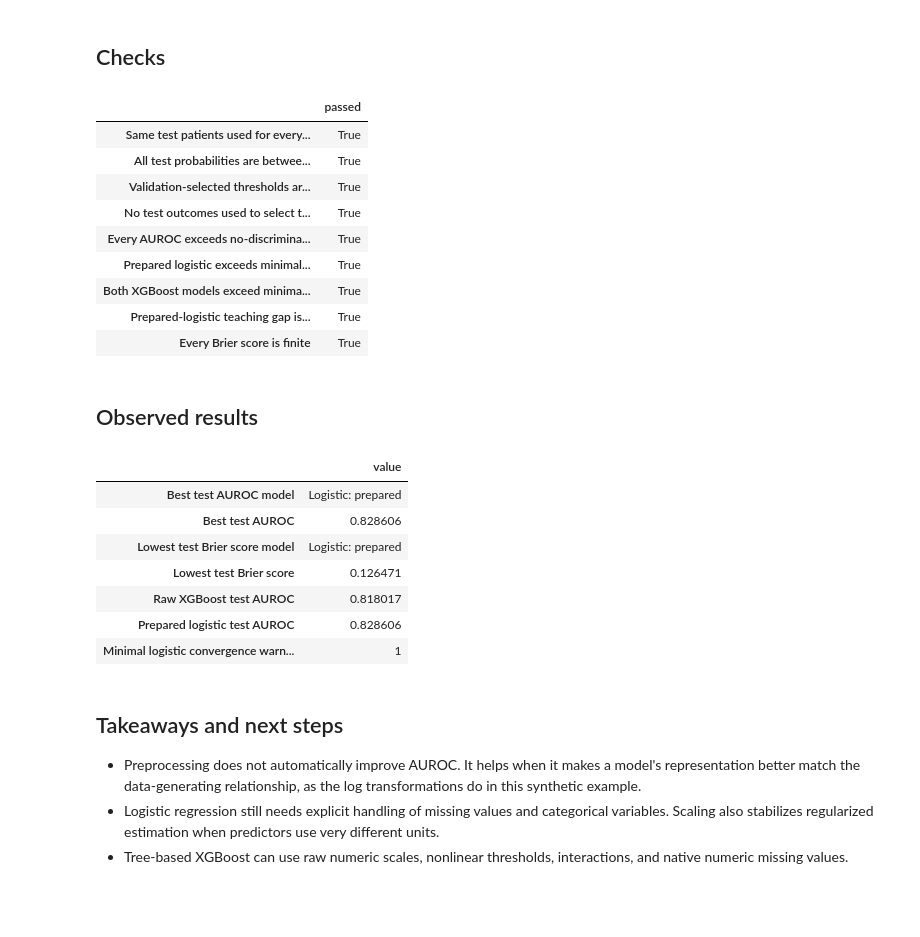
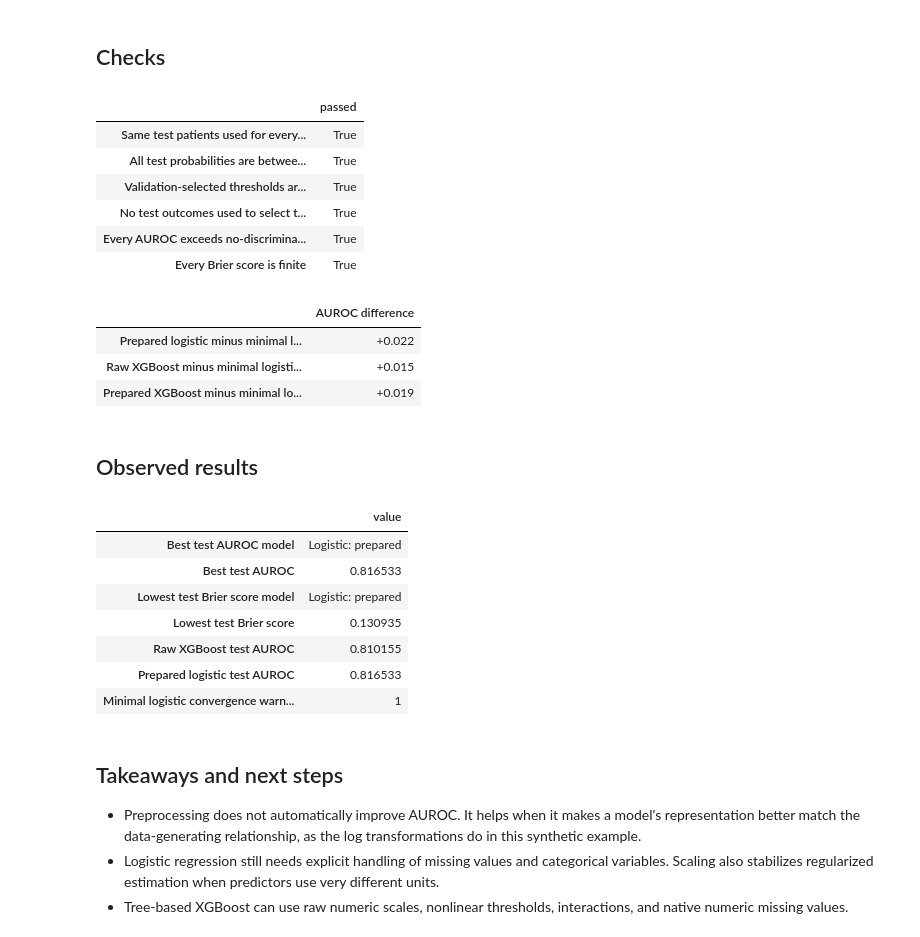
Before and after one commit to alexkychen/ml_epi_lecture, a Jupyter notebook: ref_notebook/02_logistic_regression_vs_xgboost.ipynb, the cells around one changed output. Saved outputs shown, nothing was run; the diff lists cells and outputs as text; code cells hidden in the pictures; blank space fills up the shorter version.

```diff
--- a/ref_notebook/02_logistic_regression_vs_xgboost.ipynb
+++ b/ref_notebook/02_logistic_regression_vs_xgboost.ipynb
@@ -69,18 +69,9 @@ RANDOM_SEED = 20261013
 TARGET = "hospitalized_12m"
 BASELINE_DAYS = 365
 
-candidate_dirs = [
-    Path.cwd() / "data",
-    Path.cwd(),
-    Path.cwd() / "github" / "data",
-    Path.cwd().parent / "data",
-]
-DATA_DIR = next(
-    (path for path in candidate_dirs if (path / "patients.csv").exists() and (path / "labs.csv").exists()),
-    None,
-)
-if DATA_DIR is None:
-    raise FileNotFoundError("Could not find data/patients.csv and data/labs.csv from the current working directory.")
+DATA_DIR = Path("../data")
+if not (DATA_DIR / "patients.csv").exists() or not (DATA_DIR / "labs.csv").exists():
+    raise FileNotFoundError("Expected ../data/patients.csv and ../data/labs.csv.")
 
 sns.set_theme(style="whitegrid", context="notebook")
 MODEL_COLORS = {
@@ -98,5 +89,5 @@ plt.rcParams.update({
     "axes.spines.right": False,
 })
 
-print(f"Data folder: {DATA_DIR.resolve()}")
+print(f"Data folder: {DATA_DIR}")
 # %% [output]
@@ -591,43 +581,47 @@ Feature importance indicates use by the fitted model, not direction, causality,
 # %%
 model_checks = pd.Series({
     "Same test patients used for every model": all(len(models[name][3]) == len(X_test) for name in models),
     "All test probabilities are between 0 and 1": all(
         ((probability >= 0) & (probability <= 1)).all()
         for probability in test_probabilities.values()
     ),
     "Validation-selected thresholds are between 0 and 1": all(
         0 < threshold < 1 for threshold in selected_thresholds.values()
     ),
     "No test outcomes used to select thresholds": True,
     "Every AUROC exceeds no-discrimination level": (evaluation["AUROC"] > 0.5).all(),
-    "Prepared logistic exceeds minimal logistic": (
-        evaluation.loc["Logistic: prepared", "AUROC"]
-        > evaluation.loc["Logistic: minimal", "AUROC"]
-    ),
-    "Both XGBoost models exceed minimal logistic": (
-        evaluation.loc[["XGBoost: raw", "XGBoost: prepared"], "AUROC"]
-        > evaluation.loc["Logistic: minimal", "AUROC"]
-    ).all(),
-    "Prepared-logistic teaching gap is at least 0.04": (
-        evaluation.loc["Logistic: prepared", "AUROC"]
-        - evaluation.loc["Logistic: minimal", "AUROC"]
-        >= 0.04
-    ),
     "Every Brier score is finite": np.isfinite(evaluation["Brier score"]).all(),
 }, name="passed")
 display(model_checks.to_frame())
-assert model_checks.all(), "One or more model checks failed."
+assert model_checks.all(), "One or more model-integrity checks failed."
+
+teaching_comparison = pd.Series({
+    "Prepared logistic minus minimal logistic AUROC": (
+        evaluation.loc["Logistic: prepared", "AUROC"]
+        - evaluation.loc["Logistic: minimal", "AUROC"]
+    ),
+    "Raw XGBoost minus minimal logistic AUROC": (
+        evaluation.loc["XGBoost: raw", "AUROC"]
+        - evaluation.loc["Logistic: minimal", "AUROC"]
+    ),
+    "Prepared XGBoost minus minimal logistic AUROC": (
+        evaluation.loc["XGBoost: prepared", "AUROC"]
+        - evaluation.loc["Logistic: minimal", "AUROC"]
+    ),
+}, name="AUROC difference")
+display(teaching_comparison.to_frame().style.format("{:+.3f}"))
 # %% [output]
 |  | passed |
 | Same test patients used for every... | True |
 | All test probabilities are betwee... | True |
 | Validation-selected thresholds ar... | True |
 | No test outcomes used to select t... | True |
 | Every AUROC exceeds no-discrimina... | True |
-| Prepared logistic exceeds minimal... | True |
-| Both XGBoost models exceed minima... | True |
-| Prepared-logistic teaching gap is... | True |
 | Every Brier score is finite | True |
+|  | AUROC difference |
+| Prepared logistic minus minimal l... | +0.022 |
+| Raw XGBoost minus minimal logisti... | +0.015 |
+| Prepared XGBoost minus minimal lo... | +0.019 |
 # %% [markdown]
 ## Observed results
 # %%
@@ -646,11 +640,11 @@ display(result_summary)
 # %% [output]
 |  | value |
 | Best test AUROC model | Logistic: prepared |
-| Best test AUROC | 0.828606 |
+| Best test AUROC | 0.816533 |
 | Lowest test Brier score model | Logistic: prepared |
-| Lowest test Brier score | 0.126471 |
-| Raw XGBoost test AUROC | 0.818017 |
-| Prepared logistic test AUROC | 0.828606 |
+| Lowest test Brier score | 0.130935 |
+| Raw XGBoost test AUROC | 0.810155 |
+| Prepared logistic test AUROC | 0.816533 |
 | Minimal logistic convergence warn... | 1 |
 # %% [markdown]
 ## Takeaways and next steps
```
Also changed, not shown: parts of 11 cells of this notebook, 6 other files.
